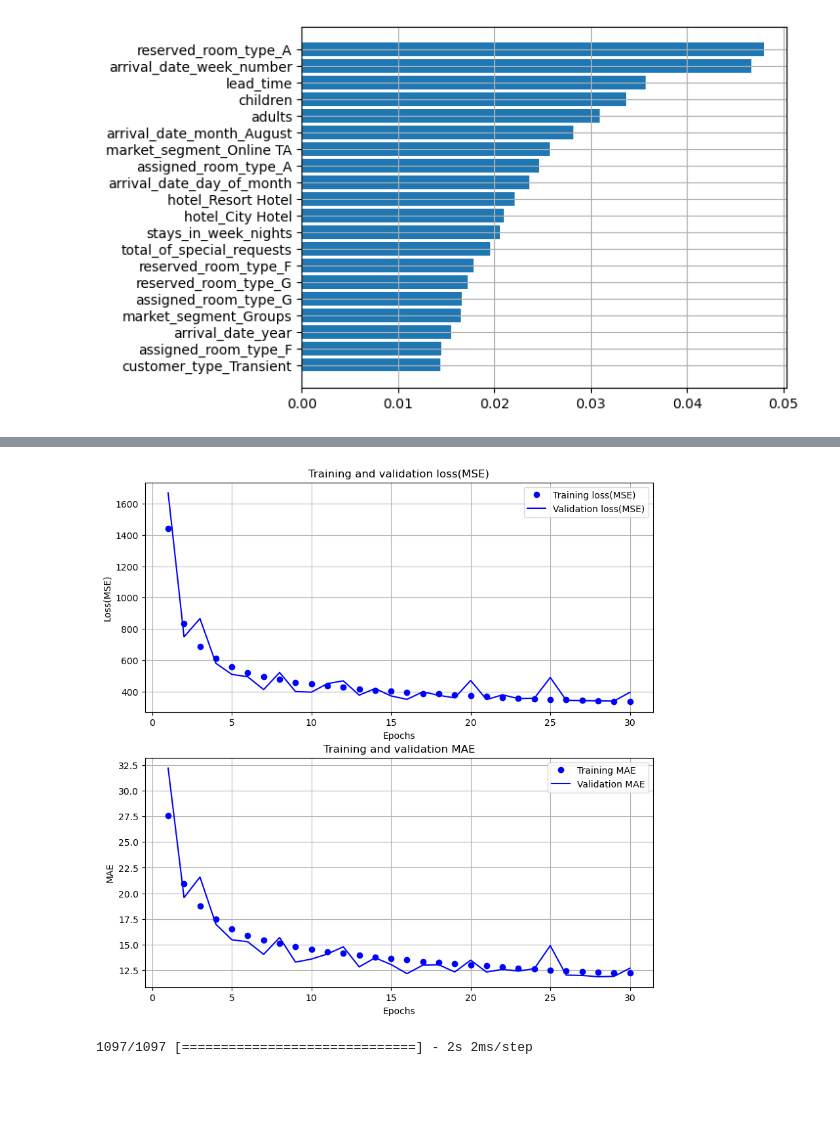
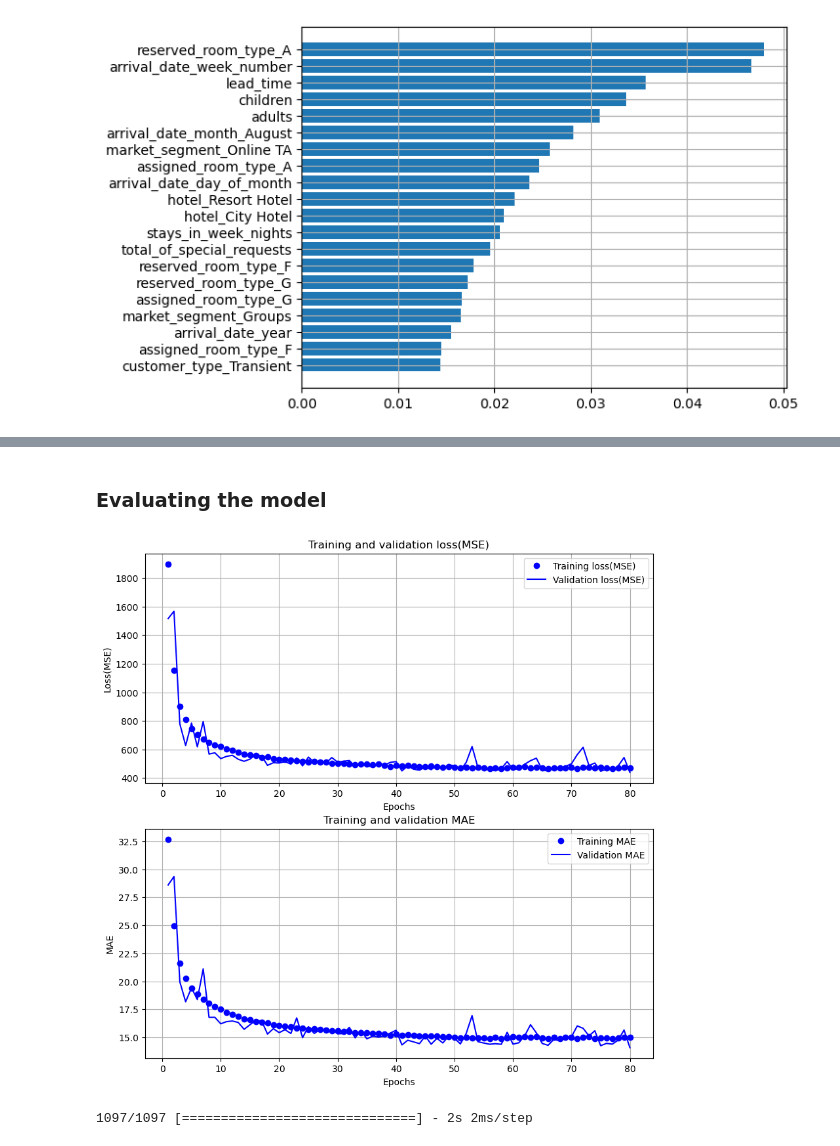
Before and after one commit to ErfanRasti/MachineLearningProjects, a Jupyter notebook: NeuralNetworks/HotelPricePrediction.ipynb, the cells around one changed output, grey strips where cells are left out. Cells and saved outputs as stored; diff of their text form; code cells hidden in the pictures; blank space fills up the shorter version.

Commit message:
Feature extraction using autoencoders

```diff
--- a/NeuralNetworks/HotelPricePrediction.ipynb
+++ b/NeuralNetworks/HotelPricePrediction.ipynb
@@ -560,7 +598,7 @@ Index(['IsCanceled', 'LeadTime', 'ArrivalDateYear', 'ArrivalDateWeekNumber',
        'ReservationStatus_Check-Out', 'ReservationStatus_No-Show'],
       dtype='object', length=200)
 # %%
-selected_features = [x[0] for x in f_i if x[1] > 0.005]
+selected_features = [x[0] for x in feat_ind if x[1] > 0.005]
 
 train_data = tf.convert_to_tensor(train_data_pd[selected_features].values,
                                   dtype=tf.float32)
@@ -780,13 +974,14 @@ selected_features
 # %%
-def get_model():
+def get_model(data):
     """
     Returns a compiled model.
     """
     initializer = tf.keras.initializers.HeNormal(seed=42)
-    inputs = keras.Input(shape=(train_data.shape[1],))
+    inputs = keras.Input(shape=(data.shape[1],))
     x = layers.Dense(32, activation='relu',
                      kernel_initializer=initializer)(inputs)
     x = layers.Dense(32, activation='relu', kernel_initializer=initializer)(x)
+    x = layers.Dense(64, activation='relu', kernel_initializer=initializer)(x)
     x = layers.Dense(64, activation='relu', kernel_initializer=initializer)(x)
     x = layers.Dense(64, activation='relu', kernel_initializer=initializer)(x)
     x = layers.Dense(128, activation='relu', kernel_initializer=initializer)(x)
@@ -795,21 +990,22 @@ def get_model():
     x = layers.Dense(256, activation='relu', kernel_initializer=initializer)(x)
     x = layers.Dense(256, activation='relu', kernel_initializer=initializer)(x)
     x = layers.Dropout(0.2)(x)
-    x = layers.Dense(256, activation='relu', kernel_initializer=initializer)(x)
     x = layers.Dense(512, activation='relu', kernel_initializer=initializer)(x)
-    x = layers.Dropout(0.2)(x)
+    x = layers.Dense(512, activation='relu', kernel_initializer=initializer)(x)
+    x = layers.Dropout(0.25)(x)
     x = layers.Dense(1024, activation='relu',
                      kernel_initializer=initializer)(x)
     x = layers.Dropout(0.5)(x)
 
     outputs = layers.Dense(1)(x)
 
-    # Impacting the is_canceled feature
-    # index = selected_features.index('is_canceled')
-    # outputs *= (1-tf.math.round(inputs[:, index:index+1]))
-
     model = keras.Model(inputs=inputs, outputs=outputs)
 
-    model.compile(optimizer='rmsprop', loss='mse', metrics=['mae'])
+    model.compile(optimizer='rmsprop',
+                  loss='mse',
+                  metrics=['mae'])
 
     return model
+# %%
+model = get_model(train_data_encoded)
+model.summary()
@@ -816,12 +1030,17 @@ def get_model():
 # %%
-model = get_model()
 callbacks = [
     keras.callbacks.ModelCheckpoint(
         filepath=os.path
         .join(MODELS_DIR,
-                              'MLP_arch_with_feature_selection.keras'),
+              'MLP_arch_with_feature_extraction_orgData.keras'),
         save_best_only=True,
-        monitor='val_loss')]
-history = model.fit(train_data, train_targets, validation_split=0.2, epochs=80,
-                    batch_size=64, callbacks=callbacks)
+        monitor='val_loss'),
+    ]
+
+history = model.fit(train_data_encoded,
+                    train_targets,
+                    validation_split=0.2,
+                    epochs=80,
+                    batch_size=64,
+                    callbacks=callbacks)
 # %% [output]
@@ -845,14 +1064,17 @@ Epoch 30/30
+# %% [markdown]
+### Evaluating the model
 # %%
 plot_history(history)
-
-test_predictions = model.predict(test_data)
+model = keras.models.load_model(os.path.join(
+    MODELS_DIR, 'MLP_arch_with_feature_extraction_orgData.keras'))
+test_predictions = model.predict(test_data_encoded)
 results_df = pd.DataFrame({'Actual': test_targets.numpy().flatten(),
                           'Predicted': test_predictions.flatten(), 'Error':
                               test_targets.numpy().flatten() -
                               test_predictions.flatten()})
-results_df.to_csv(os.path.join(RESULTS_DIR, 'SelectedFeaturesResults_OriginalData.csv'),
+results_df.to_csv(os.path.join(RESULTS_DIR, 'EncodedFeaturesResults_OriginalData.csv'),
                   index=False)
 # %% [output]
-[figure, old version]
+[figure, new version]
 1097/1097 [==============================] - 2s 2ms/step
 # %%
```
Also changed, not shown: parts of 33 cells of this notebook, 7 other files.
